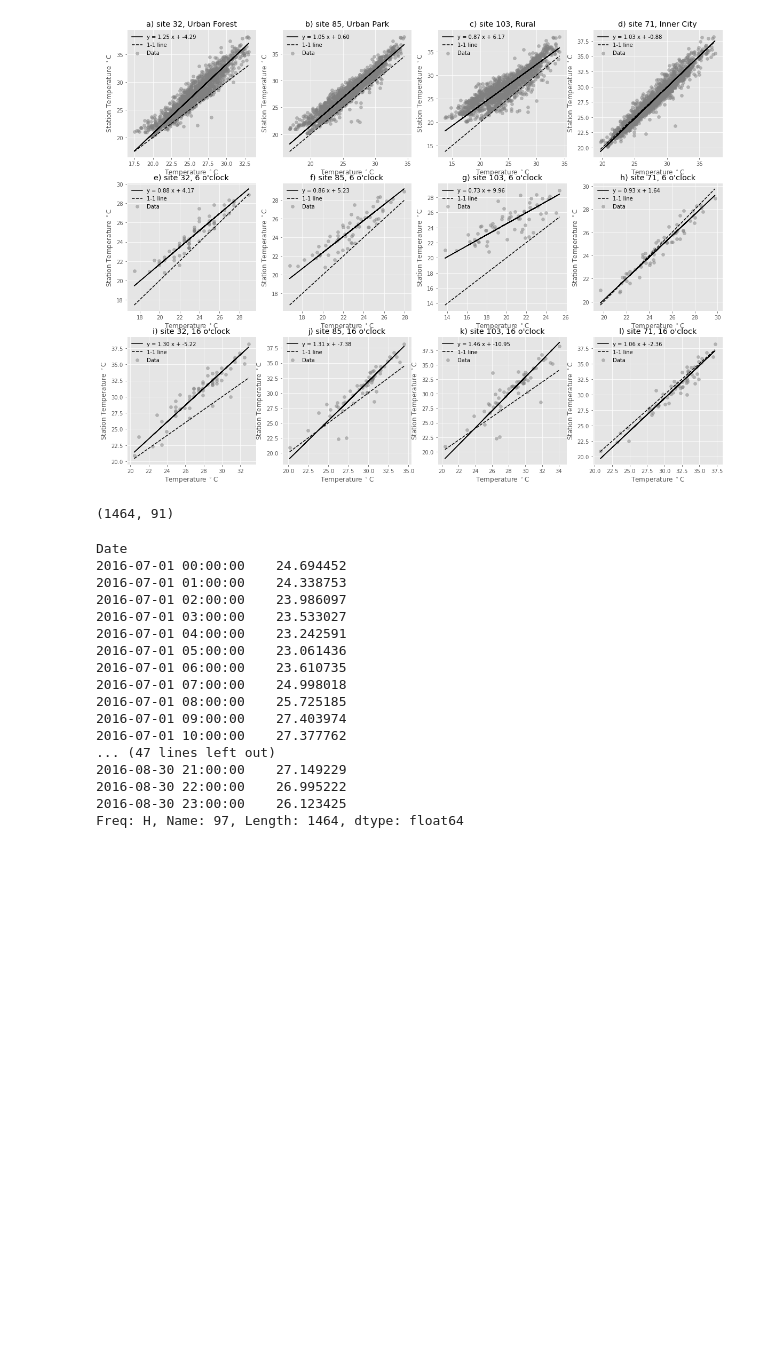
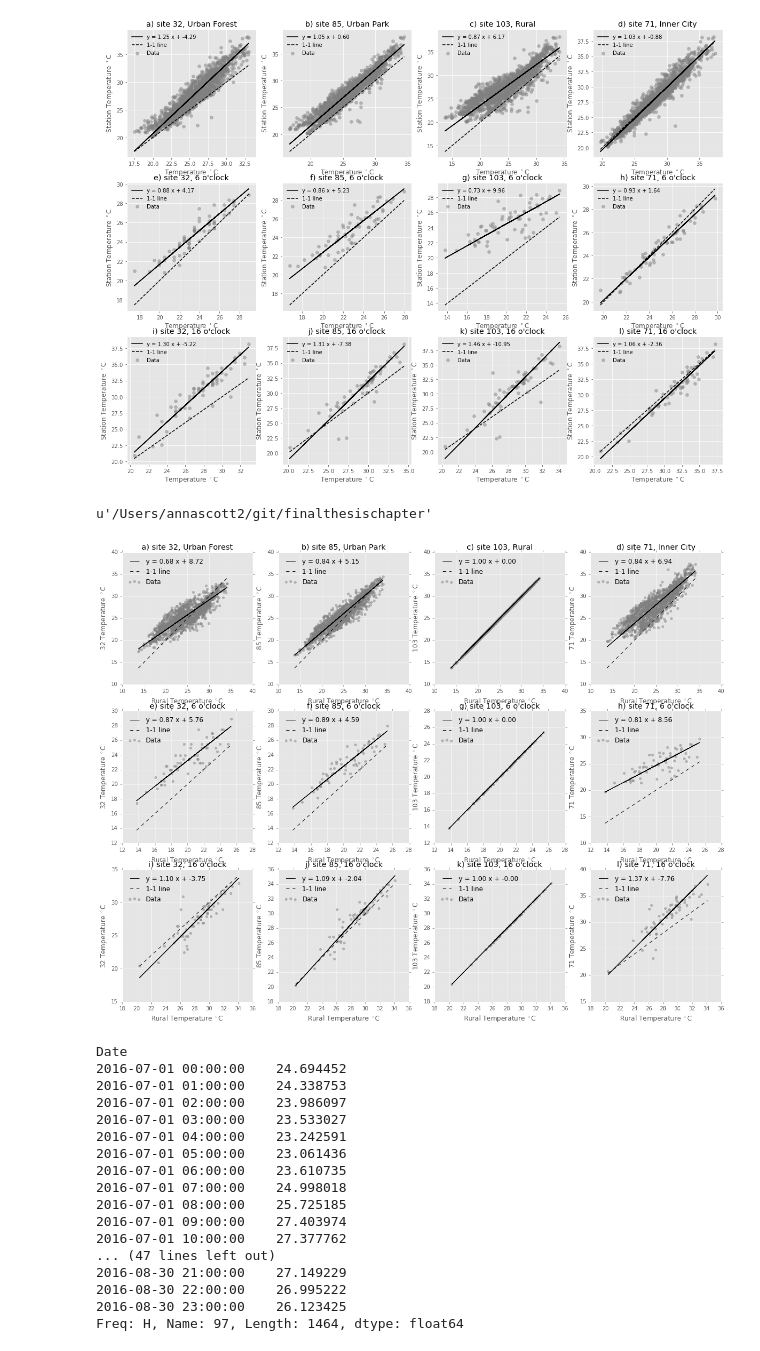
Before and after one commit to gottscott/finalthesischapter, a Jupyter notebook: CharacteristicsBaltimoreUHI.ipynb, the cells around one changed output. Drawn from its saved outputs; the diff is of its cells as text; code cells hidden in the pictures; blank space fills up the shorter version.

Commit message:
added heatwave plots w respect to rural

```diff
--- a/CharacteristicsBaltimoreUHI.ipynb
+++ b/CharacteristicsBaltimoreUHI.ipynb
@@ -737,10 +737,30 @@ for hr in [6,16]:
 plt.savefig('figures/heat.png')
 # %% [output]
 [figure]
-# %%
-tempDF.shape
-# %% [output]
-(1464, 91)
+# %%
+pwd
+# %% [output]
+u'/Users/annascott2/git/finalthesischapter'
+# %%
+selected_labels = pd.DataFrame(['SciCenter', 'Urban Forest', 'Urban Park', 'Rural', 'Inner City'], columns=['label'], index = selected, )
+fig = plt.figure(figsize=[5*(len(selected)-1),15])
+iii = 1
+for ind in selected[1:]:
+    ax = plt.subplot(3,len(selected)-1,iii)
+    b0,b1, r,p = easy_scatter_tls(tempDF[103], tempDF[ind],
+                 '%s) site %i, %s'%(string.ascii_lowercase[iii-1], ind, selected_labels.loc[ind, 'label']), 'Rural Temperature $^\circ $C',' %i Temperature $^\circ $C'%ind,one_to_one_line=True)
+    iii = iii+1
+
+for hr in [6,16]:
+    for ind in selected[1:]:
+        ax = plt.subplot(3,len(selected)-1,iii)
+        b0,b1, r,p = easy_scatter_tls(tempDF[tempDF.index.hour==hr][103], tempDF[tempDF.index.hour==hr][ind],
+                     '%s) site %i, %s o\'clock'%(string.ascii_lowercase[iii-1],ind,hr),
+                                      'Rural Temperature $^\circ $C','%i Temperature $^\circ $C'%ind,one_to_one_line=True)
+        iii = iii+1
+plt.savefig('figures/heat.png')
+# %% [output]
+[figure, added]
 # %%
 x
 # %% [output]
```
Also changed, not shown: parts of 2 cells of this notebook, 2 other files.
